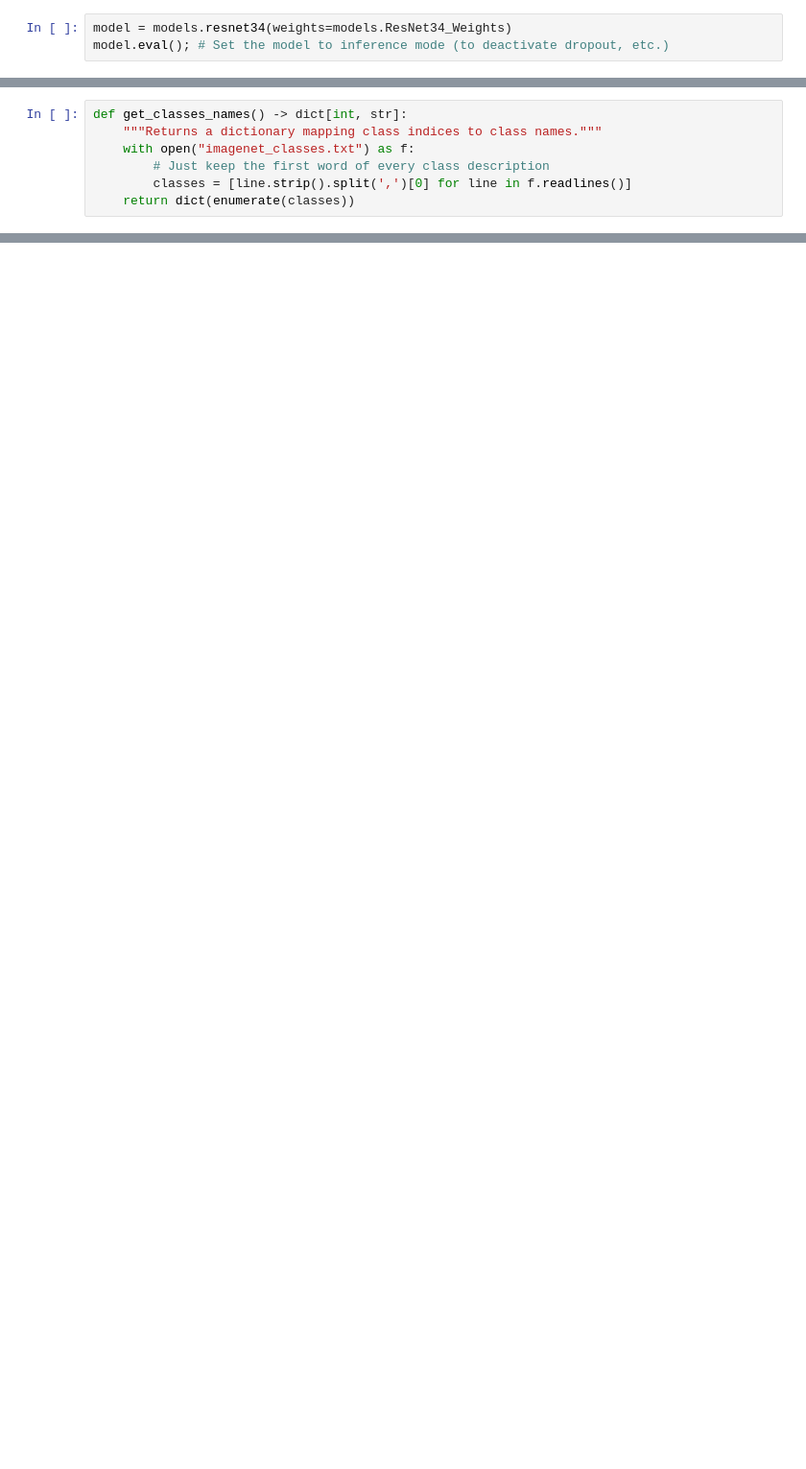
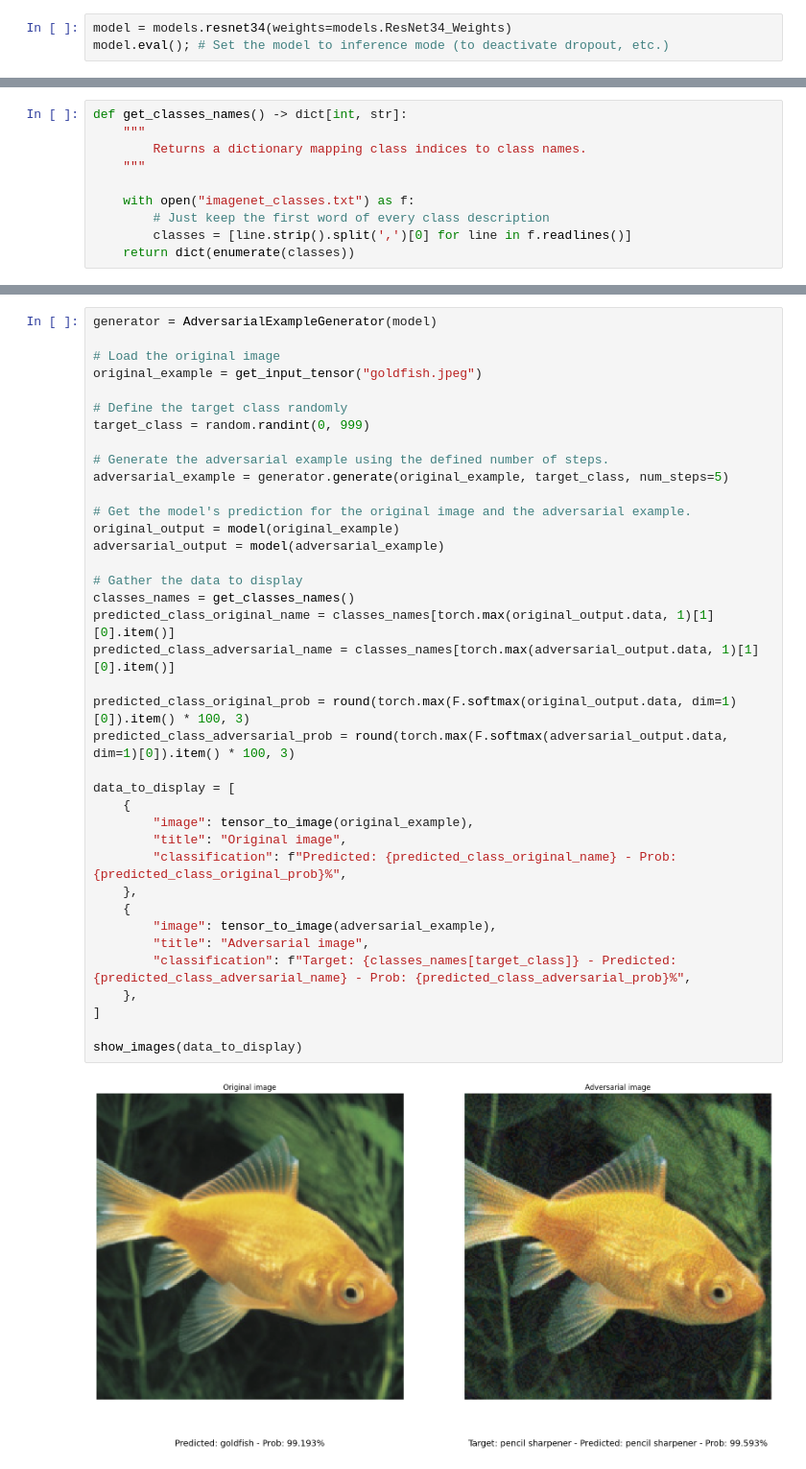
Before and after one commit to hkproj/adversarial_example_generator, a Jupyter notebook: examples/test_resnet.ipynb, the cells around one changed output, grey strips where cells are left out. Shown at 96% size. Drawn from its saved outputs; the diff is of its cells as text; blank space fills up the shorter version.

Commit message:
added documentation to test notebook and improved image visualization with classes and probabilities

```diff
--- a/examples/test_resnet.ipynb
+++ b/examples/test_resnet.ipynb
@@ -17,6 +51,9 @@ model.eval(); # Set the model to inference mode (to deactivate dropout, etc.)
 # %%
 def get_classes_names() -> dict[int, str]:
-    """Returns a dictionary mapping class indices to class names."""
+    """
+        Returns a dictionary mapping class indices to class names.
+    """
+
     with open("imagenet_classes.txt") as f:
         # Just keep the first word of every class description
         classes = [line.strip().split(',')[0] for line in f.readlines()]
@@ -113,0 +134,40 @@ Adversarial image predicted class probability: 0.9128407835960388
+# %%
+generator = AdversarialExampleGenerator(model)
+
+# Load the original image
+original_example = get_input_tensor("goldfish.jpeg")
+
+# Define the target class randomly
+target_class = random.randint(0, 999)
+
+# Generate the adversarial example using the defined number of steps.
+adversarial_example = generator.generate(original_example, target_class, num_steps=5)
+
+# Get the model's prediction for the original image and the adversarial example.
+original_output = model(original_example)
+adversarial_output = model(adversarial_example)
+
+# Gather the data to display
+classes_names = get_classes_names()
+predicted_class_original_name = classes_names[torch.max(original_output.data, 1)[1][0].item()]
+predicted_class_adversarial_name = classes_names[torch.max(adversarial_output.data, 1)[1][0].item()]
+
+predicted_class_original_prob = round(torch.max(F.softmax(original_output.data, dim=1)[0]).item() * 100, 3)
+predicted_class_adversarial_prob = round(torch.max(F.softmax(adversarial_output.data, dim=1)[0]).item() * 100, 3)
+
+data_to_display = [
+    {
+        "image": tensor_to_image(original_example),
+        "title": "Original image",
+        "classification": f"Predicted: {predicted_class_original_name} - Prob: {predicted_class_original_prob}%",
+    },
+    {
+        "image": tensor_to_image(adversarial_example),
+        "title": "Adversarial image",
+        "classification": f"Target: {classes_names[target_class]} - Predicted: {predicted_class_adversarial_name} - Prob: {predicted_class_adversarial_prob}%",
+    },
+]
+
+show_images(data_to_display)
+# %% [output]
+[figure, added]
```
Also changed, not shown: parts of 10 cells of this notebook.
